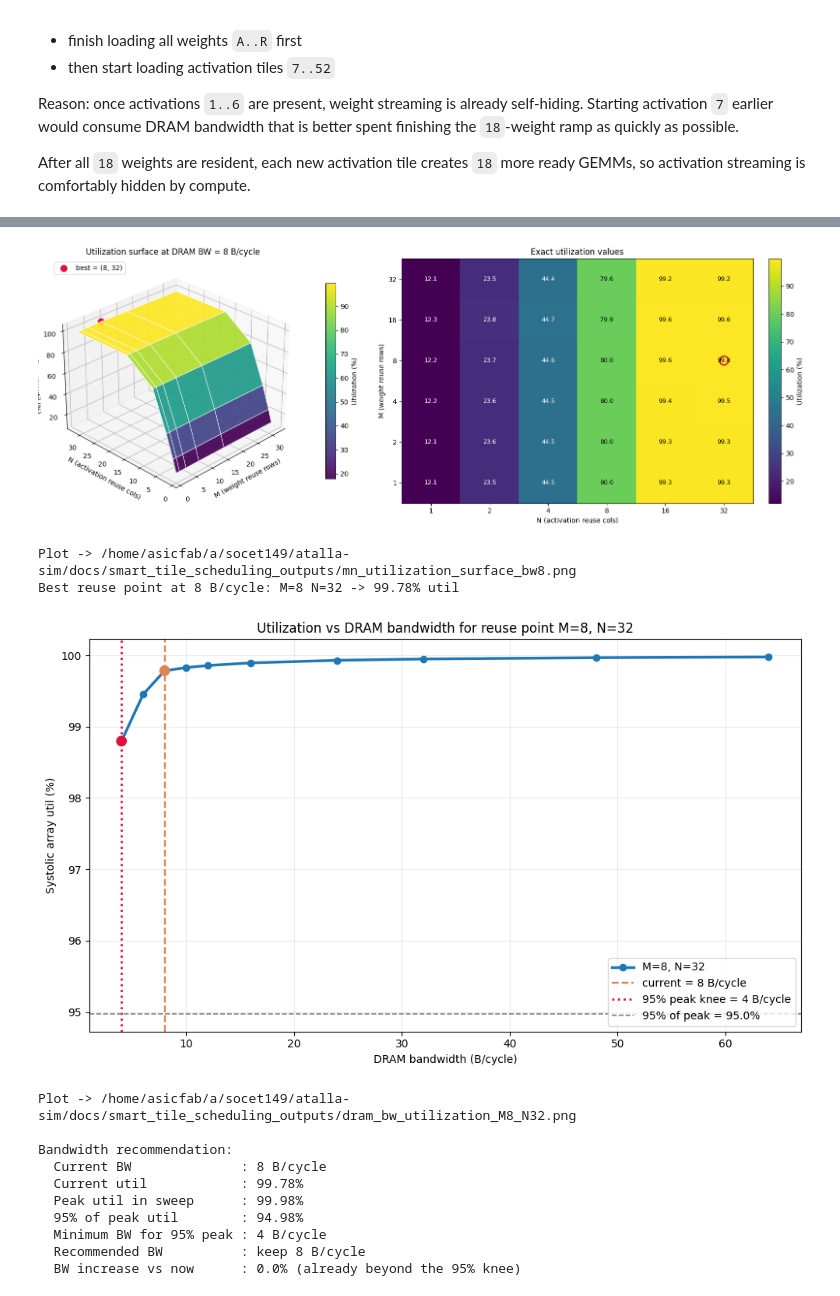
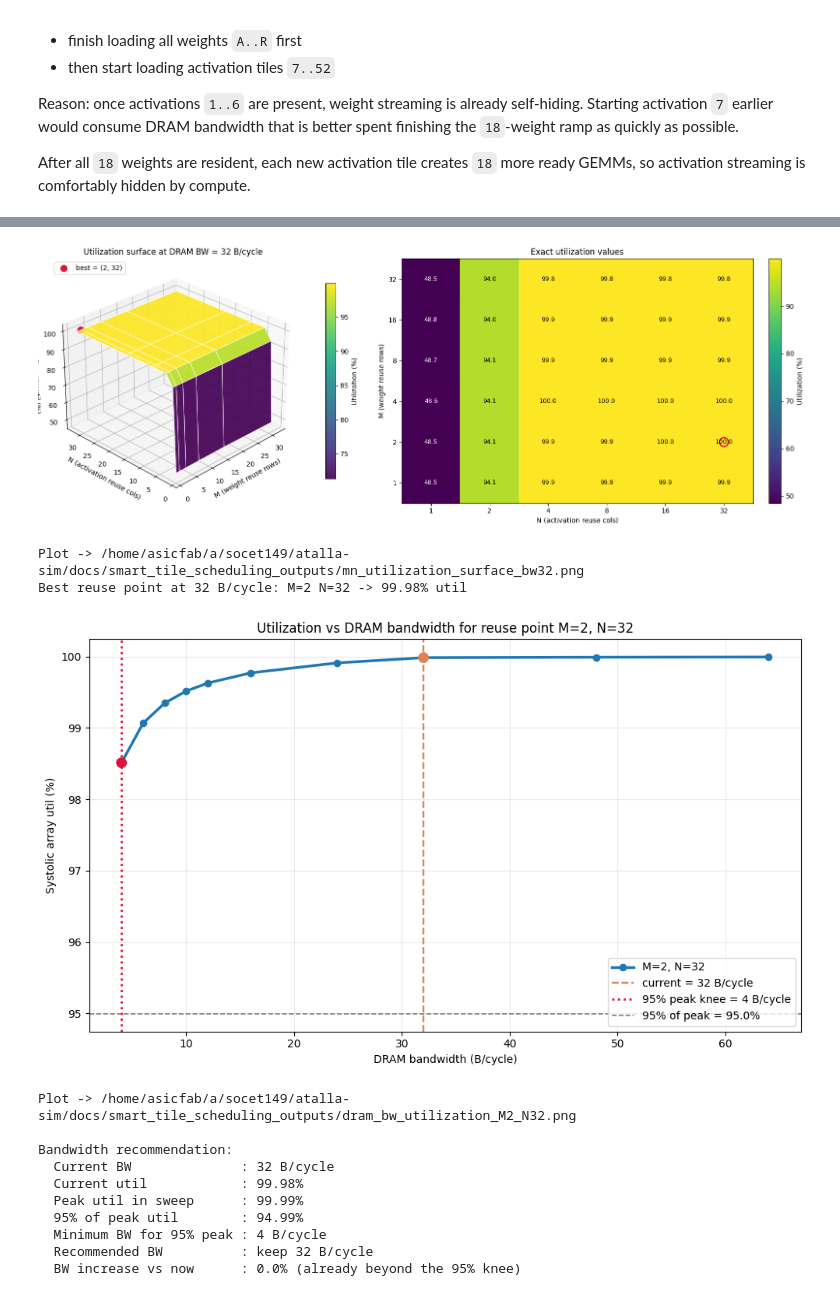
Before and after one commit to Purdue-SoCET/atalla-sim, a Jupyter notebook: docs/smart_tile_scheduling.ipynb, the cells around one changed output, grey strips where cells are left out. Cells and saved outputs as stored; diff of their text form; code cells hidden in the pictures.

```diff
--- a/docs/smart_tile_scheduling.ipynb
+++ b/docs/smart_tile_scheduling.ipynb
@@ -37,7 +37,7 @@ import matplotlib.pyplot as plt
 
 COMPUTE_CYCLES = 32
 TILE_BYTES = 32 * 32 * 2
-DRAM_BW = 8
+DRAM_BW = 32
 LOAD_CYCLES = TILE_BYTES // DRAM_BW  # 256 cycles
 WEIGHT_SWITCH_DRAIN = COMPUTE_CYCLES
 OUTPUT_DIR = Path.cwd() / "smart_tile_scheduling_outputs"
@@ -997,7 +997,7 @@ def collect_simulation_metrics(Mw=32, K=32, Ni=32, M=32, N=32, dram_bw=8):
 
 
 
-def sweep_mn_utilization_surface(Mw=32, K=32, Ni=32, dram_bw=8, m_values=None, n_values=None):
+def sweep_mn_utilization_surface(Mw=32, K=32, Ni=32, dram_bw=32, m_values=None, n_values=None):
     m_values = valid_reuse_sizes(Mw) if m_values is None else list(m_values)
     n_values = valid_reuse_sizes(Ni) if n_values is None else list(n_values)
 
@@ -1222,7 +1222,7 @@ def run_bandwidth_study(
     Mw=32,
     K=32,
     Ni=32,
-    current_bw=8,
+    current_bw=32,
     dram_bw_values=None,
     target_peak_fraction=0.95,
 ):
@@ -1275,26 +1275,26 @@ def run_bandwidth_study(
 # %%
 bandwidth_study = run_bandwidth_study(
     Mw=32,
     K=32,
     Ni=32,
-    current_bw=8,
+    current_bw=32,
     dram_bw_values=[4, 6, 8, 10, 12, 16, 24, 32, 48, 64],
     target_peak_fraction=0.95,
 )
 
 bandwidth_study["recommendation"]
 # %% [output]
-[figure, old version]
+[figure, new version]
-Plot -> /home/asicfab/a/socet149/atalla-sim/docs/smart_tile_scheduling_outputs/mn_utilization_surface_bw8.png
-Best reuse point at 8 B/cycle: M=8 N=32 -> 99.78% util
+Plot -> /home/asicfab/a/socet149/atalla-sim/docs/smart_tile_scheduling_outputs/mn_utilization_surface_bw32.png
+Best reuse point at 32 B/cycle: M=2 N=32 -> 99.98% util
-[figure, old version]
+[figure, new version]
-Plot -> /home/asicfab/a/socet149/atalla-sim/docs/smart_tile_scheduling_outputs/dram_bw_utilization_M8_N32.png
+Plot -> /home/asicfab/a/socet149/atalla-sim/docs/smart_tile_scheduling_outputs/dram_bw_utilization_M2_N32.png
 
 Bandwidth recommendation:
-  Current BW              : 8 B/cycle
-  Current util            : 99.78%
-  Peak util in sweep      : 99.98%
-  95% of peak util        : 94.98%
+  Current BW              : 32 B/cycle
+  Current util            : 99.98%
+  Peak util in sweep      : 99.99%
+  95% of peak util        : 94.99%
   Minimum BW for 95% peak : 4 B/cycle
-  Recommended BW          : keep 8 B/cycle
+  Recommended BW          : keep 32 B/cycle
   BW increase vs now      : 0.0% (already beyond the 95% knee)
```
Also changed, not shown: parts of 7 cells of this notebook, 36 other files.
